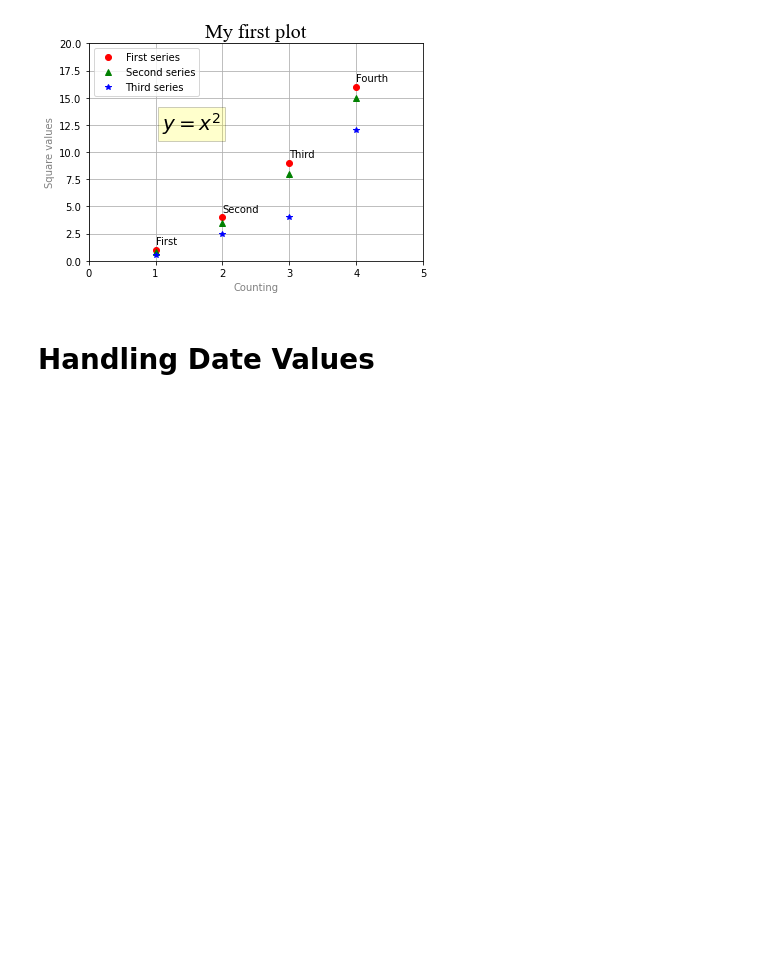
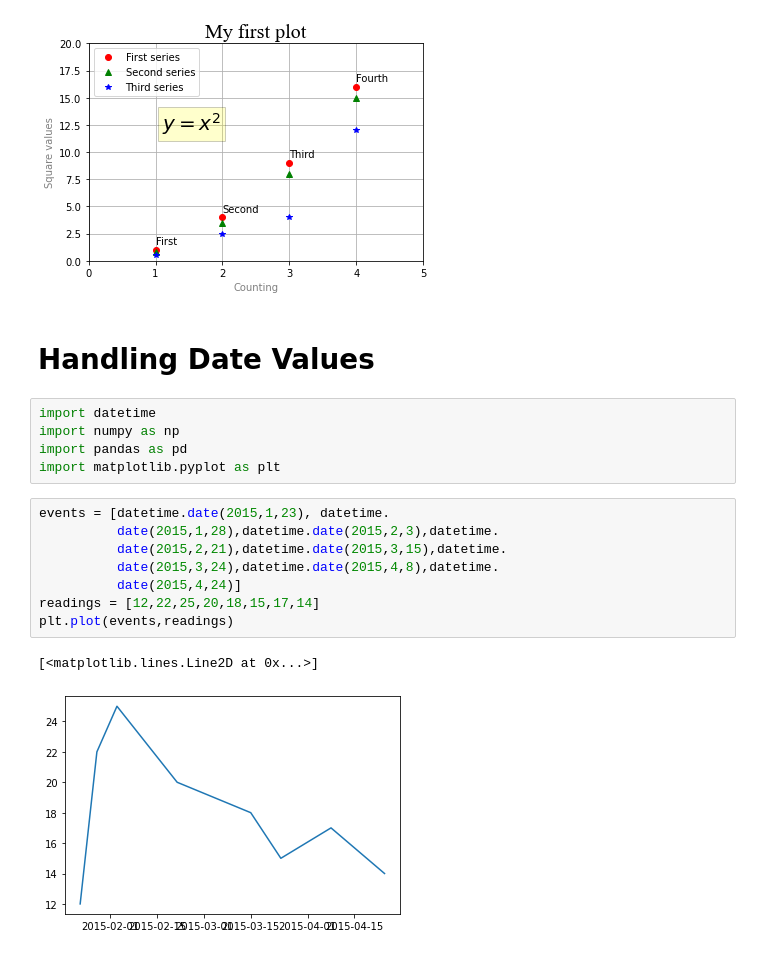
Before and after one commit to OliverRevilla/RW_Pandas, a Jupyter notebook: Data_Visualization_with_matplotlib.ipynb, the cells around one changed output. Cells and saved outputs as stored; diff of their text form; blank space fills up the shorter version.

Commit message:
Dates charts

```diff
--- a/Data_Visualization_with_matplotlib.ipynb
+++ b/Data_Visualization_with_matplotlib.ipynb
@@ -277,3 +297,19 @@ plt.savefig('my_chart.png')
 [figure]
 # %% [markdown]
 # Handling Date Values
+# %%
+import datetime
+import numpy as np
+import pandas as pd
+import matplotlib.pyplot as plt
+# %%
+events = [datetime.date(2015,1,23), datetime.
+          date(2015,1,28),datetime.date(2015,2,3),datetime.
+          date(2015,2,21),datetime.date(2015,3,15),datetime.
+          date(2015,3,24),datetime.date(2015,4,8),datetime.
+          date(2015,4,24)]
+readings = [12,22,25,20,18,15,17,14]
+plt.plot(events,readings)
+# %% [output]
+[<matplotlib.lines.Line2D at 0x...>]
+[figure, added]
```
Also changed, not shown: parts of 7 cells of this notebook, 1 other file.
